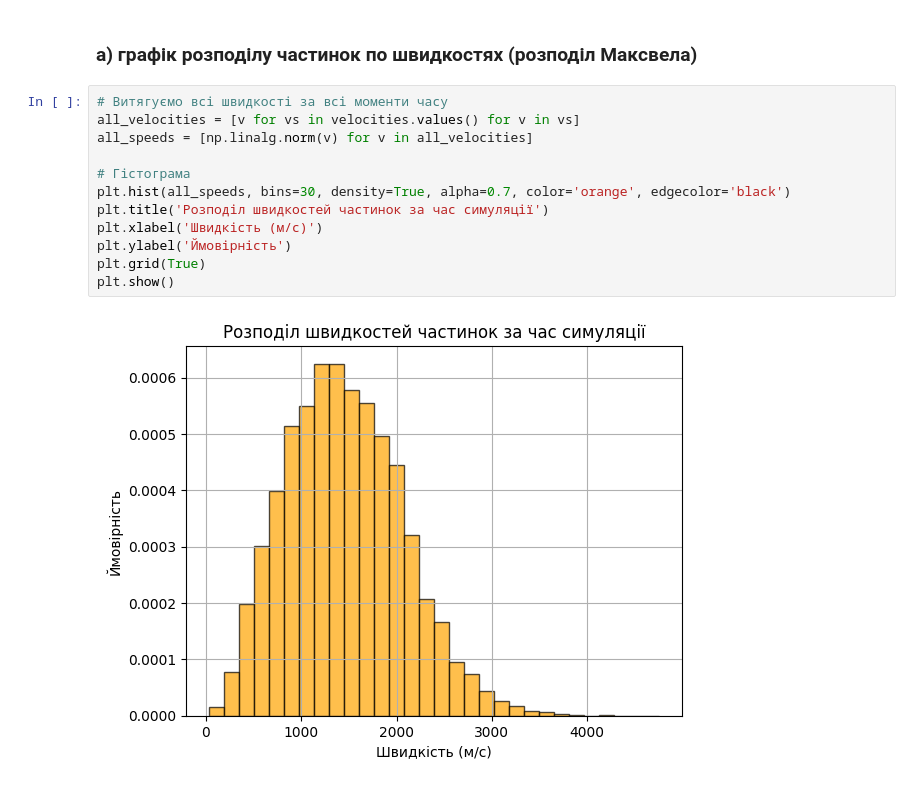
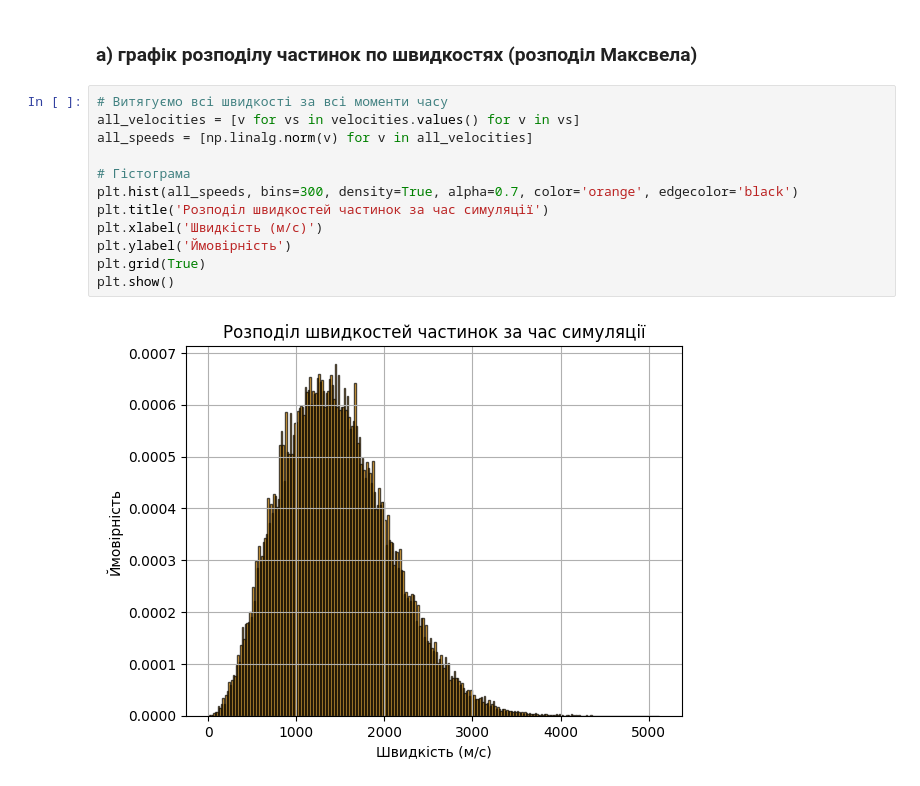
Before and after one commit to OleksijKhodzko/labs, a Jupyter notebook: computer_algebra22/lab3/3/3.ipynb, the cells around one changed output. Saved outputs shown, nothing was run; the diff lists cells and outputs as text.

```diff
--- a/computer_algebra22/lab3/3/3.ipynb
+++ b/computer_algebra22/lab3/3/3.ipynb
@@ -235,17 +235,17 @@ collisions: 417410
 # %%
 # Витягуємо всі швидкості за всі моменти часу
 all_velocities = [v for vs in velocities.values() for v in vs]
 all_speeds = [np.linalg.norm(v) for v in all_velocities]
 
 # Гістограма
-plt.hist(all_speeds, bins=30, density=True, alpha=0.7, color='orange', edgecolor='black')
+plt.hist(all_speeds, bins=300, density=True, alpha=0.7, color='orange', edgecolor='black')
 plt.title('Розподіл швидкостей частинок за час симуляції')
 plt.xlabel('Швидкість (м/с)')
 plt.ylabel('Ймовірність')
 plt.grid(True)
 plt.show()
 # %% [output]
-[figure, old version]
+[figure, new version]
 # %%
 import matplotlib.pyplot as plt
 import numpy as np
```
Also changed, not shown: parts of 4 cells of this notebook, 5 other files.
